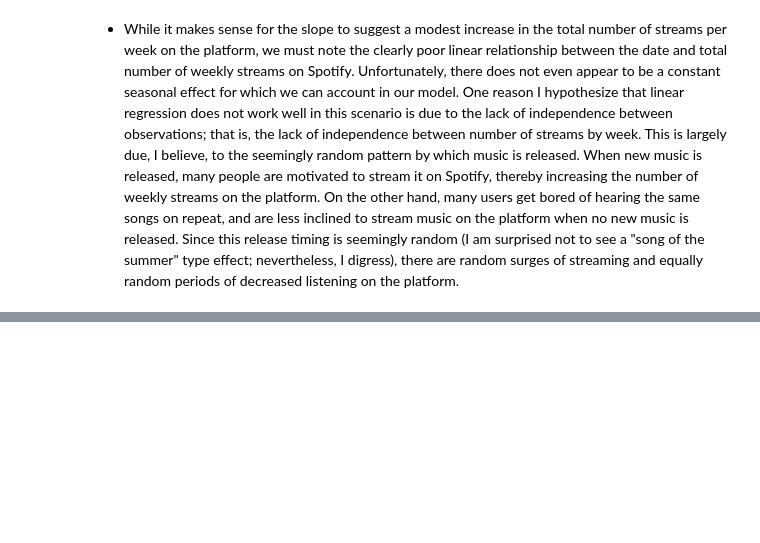
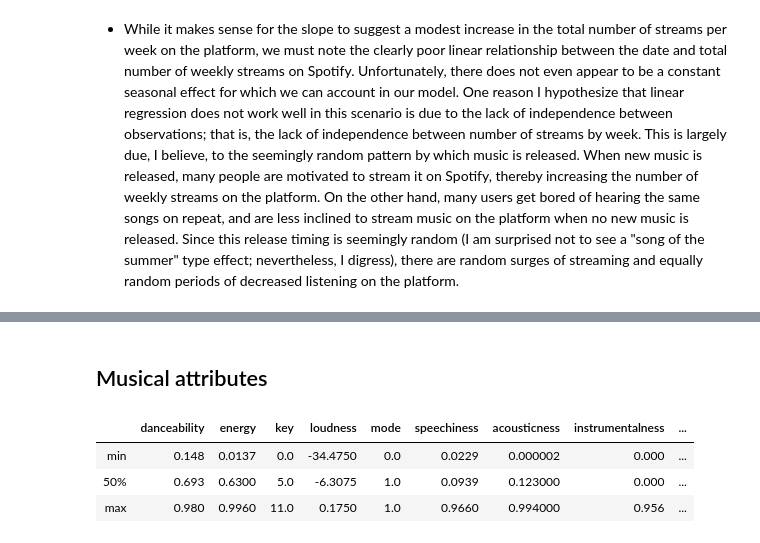
Before and after one commit to chriscc447/info2950_final, a Jupyter notebook: will-2950-final.ipynb, the cells around one changed output, grey strips where cells are left out. Drawn from its saved outputs; the diff is of its cells as text; code cells hidden in the pictures; blank space fills up the shorter version.

```diff
--- a/will-2950-final.ipynb
+++ b/will-2950-final.ipynb
@@ -599,0 +692,5 @@ Slope -- Expected increase in total number of streams per week: 88863.1307082533
+# %%
+#unique_songs_dat.dropna()
+#len(unique_songs_dat.artist)
+clean_data = unique_songs_dat[unique_songs_dat.key.notna()]
+len(clean_data.artist)
@@ -599,0 +699,10 @@ Slope -- Expected increase in total number of streams per week: 88863.1307082533
+# %%
+musical_features = list(clean_data.iloc[:, 5:19])
+del musical_features[11]
+
+for song_type in list(['infatuated', 'seasonal', 'musical', 'profound', 'enjoyment']):
+    print('\n\nSong type:\n', song_type.upper())
+    for feature in musical_features:
+        model = LinearRegression().fit(clean_data[[song_type]], clean_data[[feature]])
+        print('\nFeature:', feature)
+        print('Slope:', *model.coef_[0])
@@ -599,0 +738,9 @@ Slope -- Expected increase in total number of streams per week: 88863.1307082533
+# %% [markdown]
+## Musical attributes
+# %%
+clean_data[musical_features].describe().iloc[[3,5,7]] # get min, median, max for each musical feature variable to find important differences
+# %% [output]
+|  | danceability | energy | key | loudness | mode | speechiness | acousticness | instrumentalness | ... |
+| min | 0.148 | 0.0137 | 0.0 | -34.4750 | 0.0 | 0.0229 | 0.000002 | 0.000 | ... |
+| 50% | 0.693 | 0.6300 | 5.0 | -6.3075 | 1.0 | 0.0939 | 0.123000 | 0.000 | ... |
+| max | 0.980 | 0.9960 | 11.0 | 0.1750 | 1.0 | 0.9660 | 0.994000 | 0.956 | ... |
```
Also changed, not shown: parts of 21 cells of this notebook.
